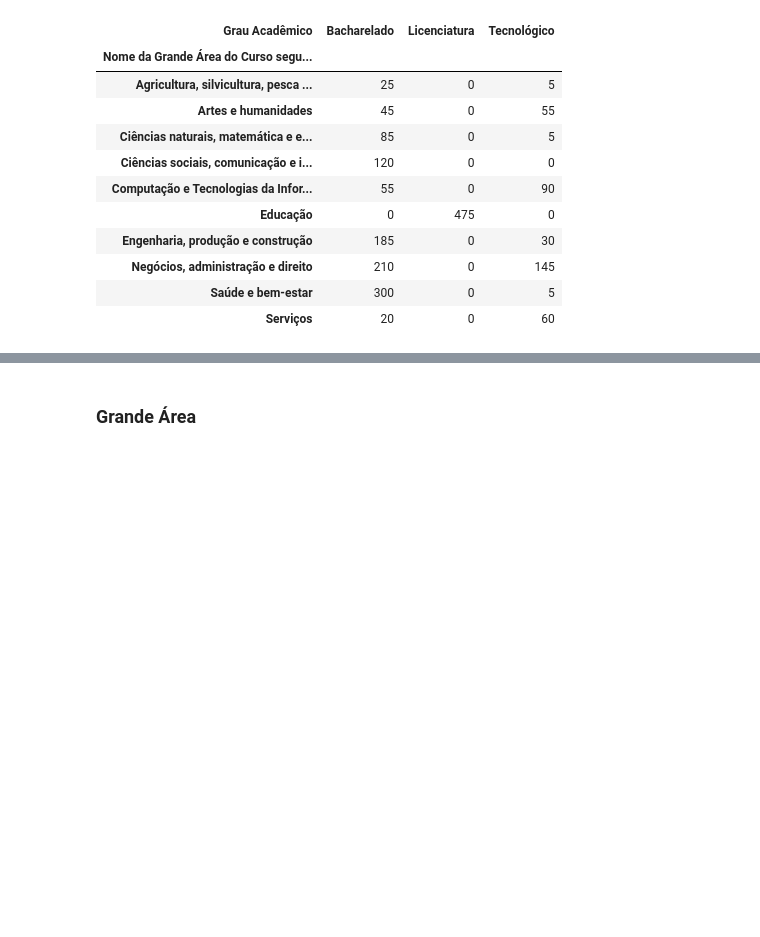
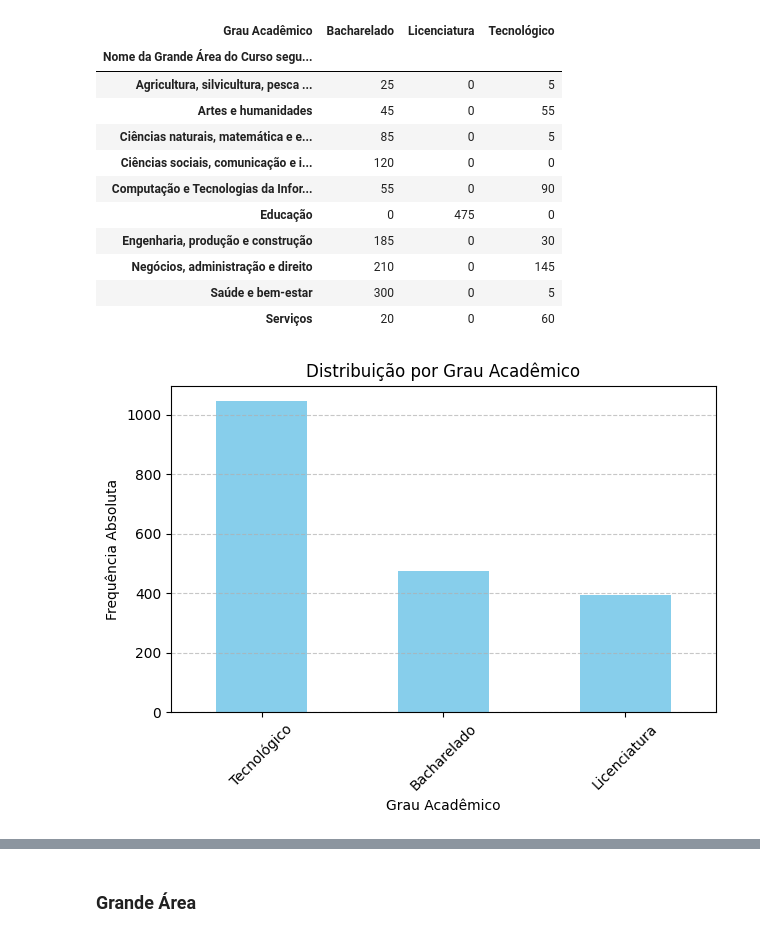
Before and after one commit to VitorPaulinoG/analise-fluxo-ensino-superior-rn, a Jupyter notebook: index.ipynb, the cells around one changed output, grey strips where cells are left out. Cells and saved outputs as stored; diff of their text form; code cells hidden in the pictures; blank space fills up the shorter version.

```diff
--- a/index.ipynb
+++ b/index.ipynb
@@ -80,0 +163,18 @@ freq_modalidade
+# %%
+# Frequência absoluta
+frequencia_abs = df['Grau Acadêmico'].value_counts()
+
+# Frequência relativa (proporção em %)
+frequencia_rel = df['Grau Acadêmico'].value_counts(normalize=True) * 100
+
+# Juntando em uma tabela
+tabela_freq = pd.DataFrame({
+    'Frequência Absoluta': frequencia_abs,
+    'Frequência Relativa (%)': frequencia_rel.round(2)
+}).rename(columns={
+    '1': 'Bacharelado',
+    '2': 'Licenciatura',
+    '3': 'Tecnológico'
+})
+
+print(tabela_freq)
@@ -80,0 +187,8 @@ freq_modalidade
+# %%
+tabela_freq = tabela_freq.rename(index={
+    '1': 'Bacharelado',
+    '2': 'Licenciatura',
+    '3': 'Tecnológico'
+})
+
+display(tabela_freq)
@@ -102,3 +222,16 @@ freq_grau_academico
 | Negócios, administração e direito | 210 | 0 | 145 |
 | Saúde e bem-estar | 300 | 0 | 5 |
 | Serviços | 20 | 0 | 60 |
+# %%
+tabela_freq['Frequência Absoluta'].plot(kind='bar', color='skyblue')
+
+plt.title('Distribuição por Grau Acadêmico')
+plt.xlabel('Grau Acadêmico')
+plt.ylabel('Frequência Absoluta')
+plt.xticks(rotation=45)
+plt.grid(axis='x', linestyle='--', alpha=0.7)
+
+plt.tight_layout()
+plt.show()
+# %% [output]
+[figure, added]
```
Also changed, not shown: parts of 33 cells of this notebook, 1 other file.
